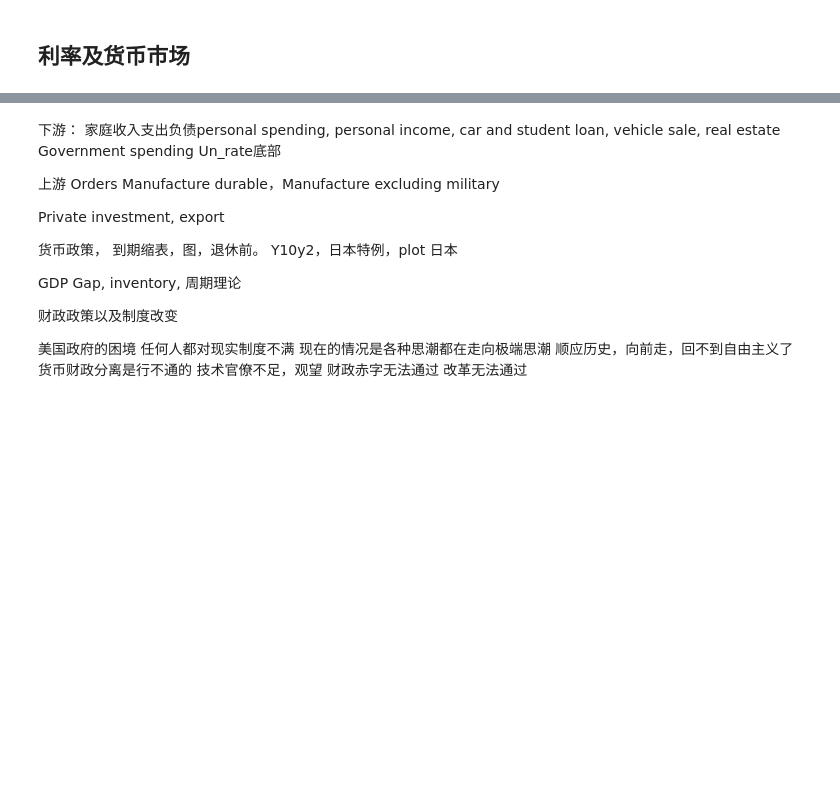
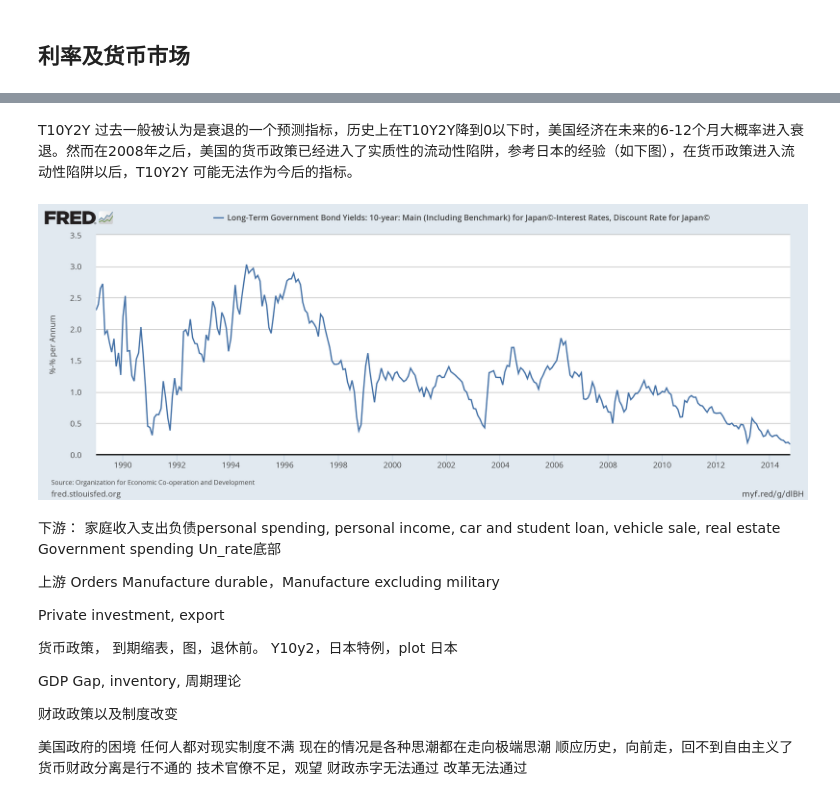
Before and after one commit to AndSoOn/Improvisation, a Jupyter notebook: fed/draft.ipynb, the cells around one changed output, grey strips where cells are left out. Drawn from its saved outputs; the diff is of its cells as text; code cells hidden in the pictures; blank space fills up the shorter version.

```diff
--- a/fed/draft.ipynb
+++ b/fed/draft.ipynb
@@ -74,3 +68,9 @@ Image(filename='./figures/UBS-Credit.png', width=900)
+# %% [markdown]
+T10Y2Y 过去一般被认为是衰退的一个预测指标，历史上在T10Y2Y降到0以下时，美国经济在未来的6-12个月大概率进入衰退。然而在2008年之后，美国的货币政策已经进入了实质性的流动性陷阱，参考日本的经验（如下图），在货币政策进入流动性陷阱以后，T10Y2Y 可能无法作为今后的指标。
+# %%
+Image(filename='./figures/T10Y1Y_JAPAN.png', width=900)
+# %% [output]
+[figure, added]
 # %% [markdown]
 
 
```
Also changed, not shown: parts of 3 cells of this notebook, 3 other files.
